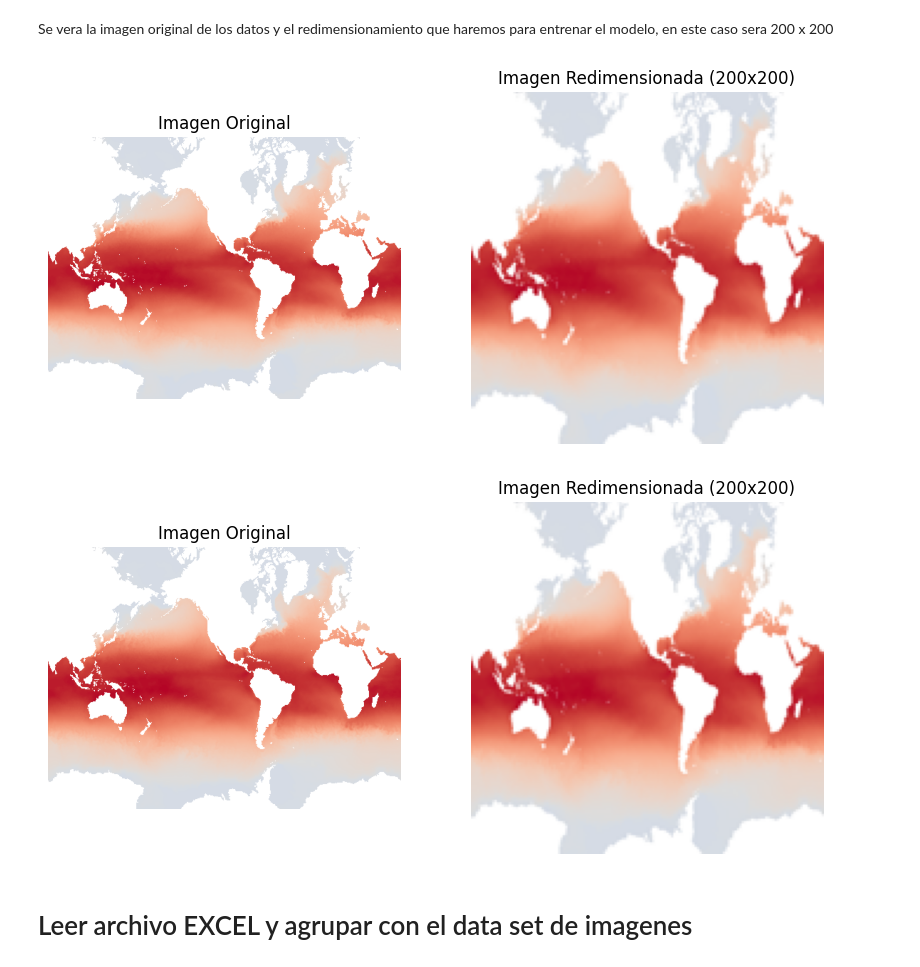
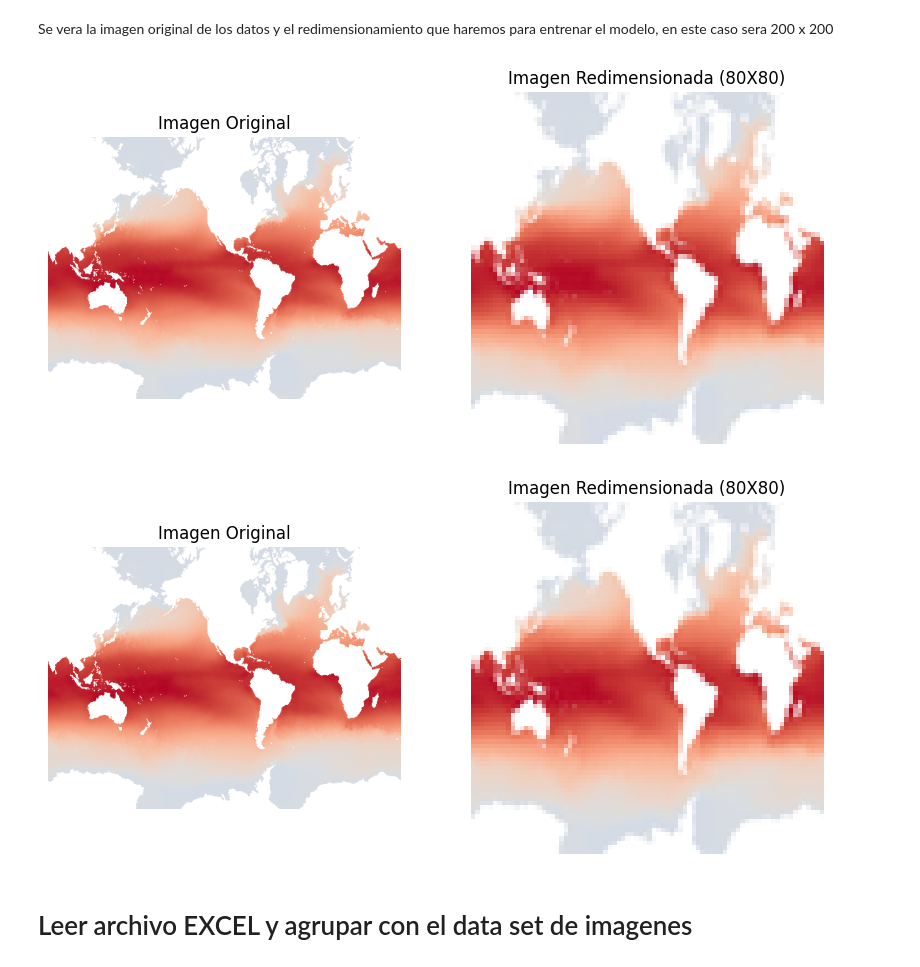
Before and after one commit to sogeking-pixel/practicaIA, a Jupyter notebook: Practica1.ipynb, the cells around one changed output. Cells and saved outputs as stored; diff of their text form; code cells hidden in the pictures.

```diff
--- a/Practica1.ipynb
+++ b/Practica1.ipynb
@@ -122,37 +122,37 @@ Se vera la imagen original de los datos y el redimensionamiento que haremos para
 # %%
 from PIL import Image
 import matplotlib.pyplot as plt
 import os
 
 img_path = '/tmp/Entrenamiento/'
 
 img_files = os.listdir(img_path)[:2]
 for img_file in img_files:
     full_img_path = os.path.join(img_path, img_file)
 
     # Abrir la imagen original
     img = Image.open(full_img_path)
 
-    # Redimensionar la imagen a 150x150 píxeles
-    img_resized = img.resize((150, 150))
+    # Redimensionar la imagen a 24X72 píxeles
+    img_resized = img.resize((80, 80))
 
     # Mostrar la imagen original
     plt.figure(figsize=(10, 5))
     plt.subplot(1, 2, 1)
     plt.imshow(img)
     plt.title('Imagen Original')
     plt.axis('off')  # Ocultar los ejes
 
     # Mostrar la imagen redimensionada
     plt.subplot(1, 2, 2)
     plt.imshow(img_resized)
-    plt.title('Imagen Redimensionada (200x200)')
+    plt.title('Imagen Redimensionada (80X80)')
     plt.axis('off')  # Ocultar los ejes
 
     plt.show()
 # %% [output]
-[figure, old version]
+[figure, new version]
-[figure, old version]
+[figure, new version]
 # %% [markdown]
 # Leer archivo EXCEL y agrupar con el data set de imagenes
 # %%
```
Also changed, not shown: parts of 9 cells of this notebook.
